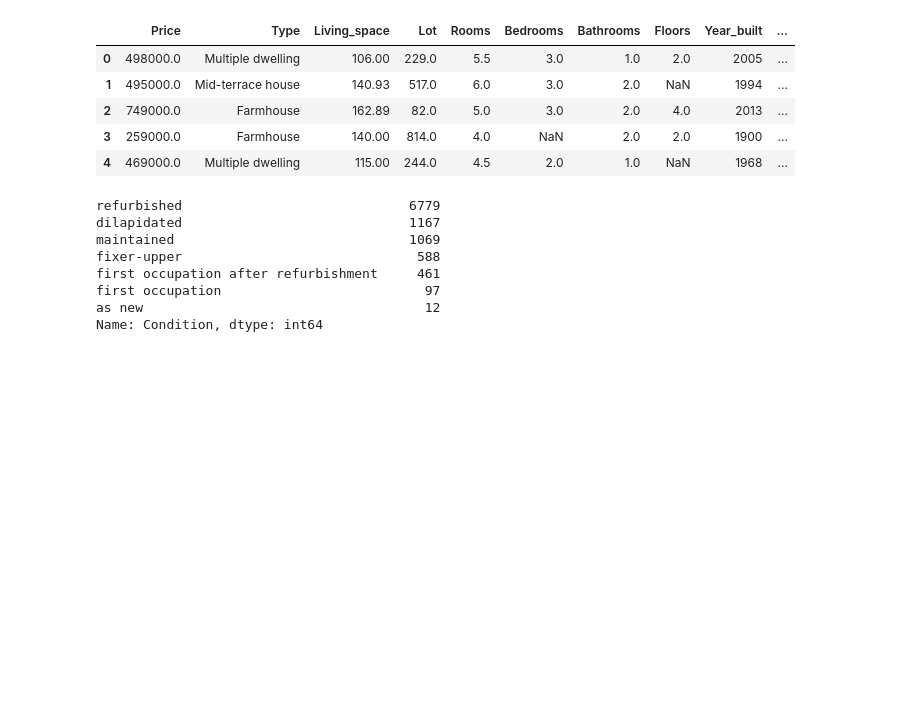
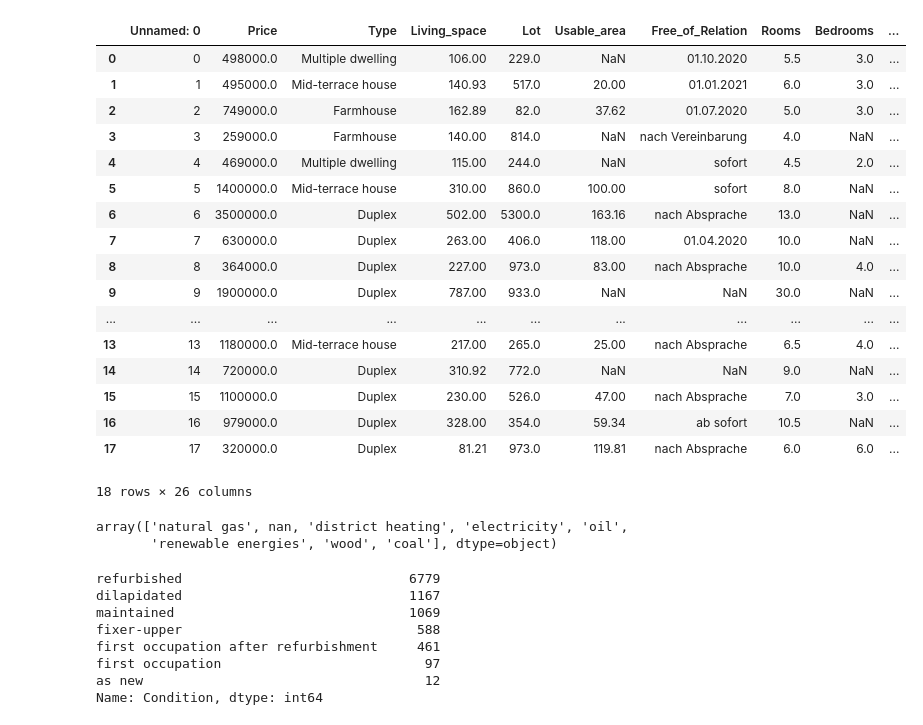
Before and after one commit to silviageiser/MPM02, a Jupyter notebook: German_housing_data_cleaning.ipynb, the cells around one changed output. Saved outputs shown, nothing was run; the diff lists cells and outputs as text; code cells hidden in the pictures; blank space fills up the shorter version.

```diff
--- a/German_housing_data_cleaning.ipynb
+++ b/German_housing_data_cleaning.ipynb
@@ -1,16 +1,33 @@
 # %%
 import pandas as pd
 import numpy as np
-data = pd.read_csv('C:/Users/silvi/OneDrive - Hochschule Luzern/IDS_Master/HS20/MPM02 - Machine Learning/MPM02 - Group Project/Group_project/germany_housing_original_data.csv')
+data = pd.read_csv('C:/Users/silvi/OneDrive - Hochschule Luzern/IDS_Master/HS20/MPM02 - Machine Learning/MPM02 - Group Project/germany_housing_original_data.csv')
 # %%
-data.head()
+data.head(18)
 # %% [output]
-|  | Price | Type | Living_space | Lot | Rooms | Bedrooms | Bathrooms | Floors | Year_built | ... |
-| 0 | 498000.0 | Multiple dwelling | 106.00 | 229.0 | 5.5 | 3.0 | 1.0 | 2.0 | 2005 | ... |
-| 1 | 495000.0 | Mid-terrace house | 140.93 | 517.0 | 6.0 | 3.0 | 2.0 | NaN | 1994 | ... |
-| 2 | 749000.0 | Farmhouse | 162.89 | 82.0 | 5.0 | 3.0 | 2.0 | 4.0 | 2013 | ... |
-| 3 | 259000.0 | Farmhouse | 140.00 | 814.0 | 4.0 | NaN | 2.0 | 2.0 | 1900 | ... |
-| 4 | 469000.0 | Multiple dwelling | 115.00 | 244.0 | 4.5 | 2.0 | 1.0 | NaN | 1968 | ... |
+|  | Unnamed: 0 | Price | Type | Living_space | Lot | Usable_area | Free_of_Relation | Rooms | Bedrooms | ... |
+| 0 | 0 | 498000.0 | Multiple dwelling | 106.00 | 229.0 | NaN | 01.10.2020 | 5.5 | 3.0 | ... |
+| 1 | 1 | 495000.0 | Mid-terrace house | 140.93 | 517.0 | 20.00 | 01.01.2021 | 6.0 | 3.0 | ... |
+| 2 | 2 | 749000.0 | Farmhouse | 162.89 | 82.0 | 37.62 | 01.07.2020 | 5.0 | 3.0 | ... |
+| 3 | 3 | 259000.0 | Farmhouse | 140.00 | 814.0 | NaN | nach Vereinbarung | 4.0 | NaN | ... |
+| 4 | 4 | 469000.0 | Multiple dwelling | 115.00 | 244.0 | NaN | sofort | 4.5 | 2.0 | ... |
+| 5 | 5 | 1400000.0 | Mid-terrace house | 310.00 | 860.0 | 100.00 | sofort | 8.0 | NaN | ... |
+| 6 | 6 | 3500000.0 | Duplex | 502.00 | 5300.0 | 163.16 | nach Absprache | 13.0 | NaN | ... |
+| 7 | 7 | 630000.0 | Duplex | 263.00 | 406.0 | 118.00 | 01.04.2020 | 10.0 | NaN | ... |
+| 8 | 8 | 364000.0 | Duplex | 227.00 | 973.0 | 83.00 | nach Absprache | 10.0 | 4.0 | ... |
+| 9 | 9 | 1900000.0 | Duplex | 787.00 | 933.0 | NaN | NaN | 30.0 | NaN | ... |
+| ... | ... | ... | ... | ... | ... | ... | ... | ... | ... | ... |
+| 13 | 13 | 1180000.0 | Mid-terrace house | 217.00 | 265.0 | 25.00 | nach Absprache | 6.5 | 4.0 | ... |
+| 14 | 14 | 720000.0 | Duplex | 310.92 | 772.0 | NaN | NaN | 9.0 | NaN | ... |
+| 15 | 15 | 1100000.0 | Duplex | 230.00 | 526.0 | 47.00 | nach Absprache | 7.0 | 3.0 | ... |
+| 16 | 16 | 979000.0 | Duplex | 328.00 | 354.0 | 59.34 | ab sofort | 10.5 | NaN | ... |
+| 17 | 17 | 320000.0 | Duplex | 81.21 | 973.0 | 119.81 | nach Absprache | 6.0 | 6.0 | ... |
+18 rows × 26 columns
+# %%
+data['Energy_source'].unique()
+# %% [output]
+array(['natural gas', nan, 'district heating', 'electricity', 'oil',
+       'renewable energies', 'wood', 'coal'], dtype=object)
 # %%
 data = data.drop(['Unnamed: 0', 'Usable_area', 'Free_of_Relation', 'Energy_certificate','Energy_certificate_type','Energy_consumption'], axis=1)
 # %%
```
Also changed, not shown: parts of 2 cells of this notebook.
